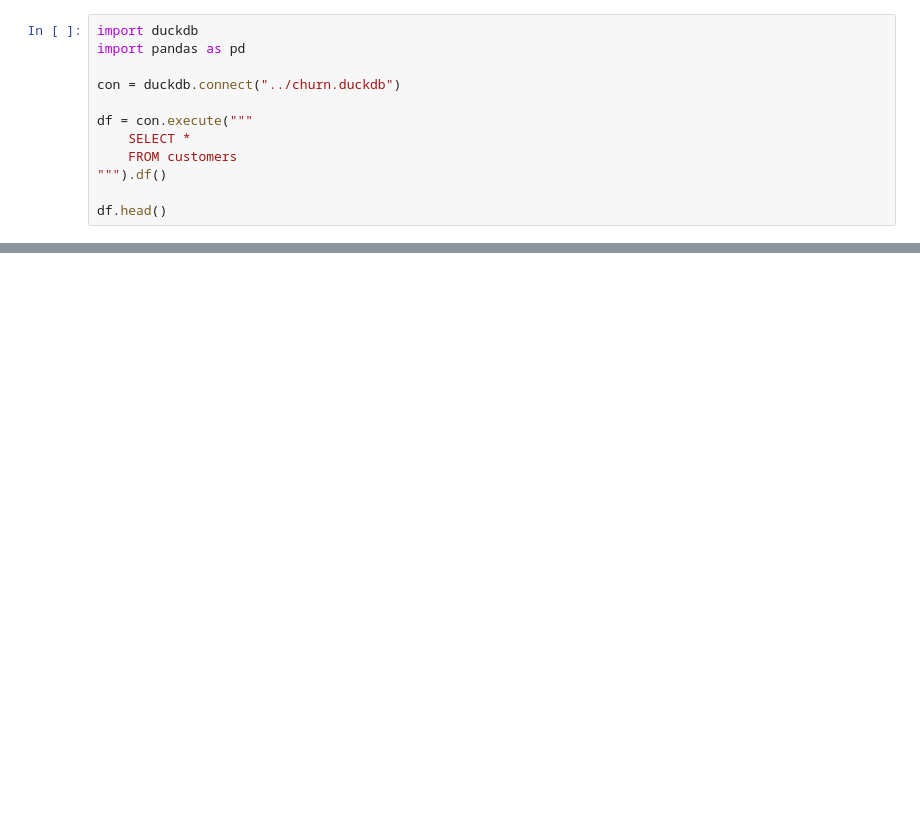
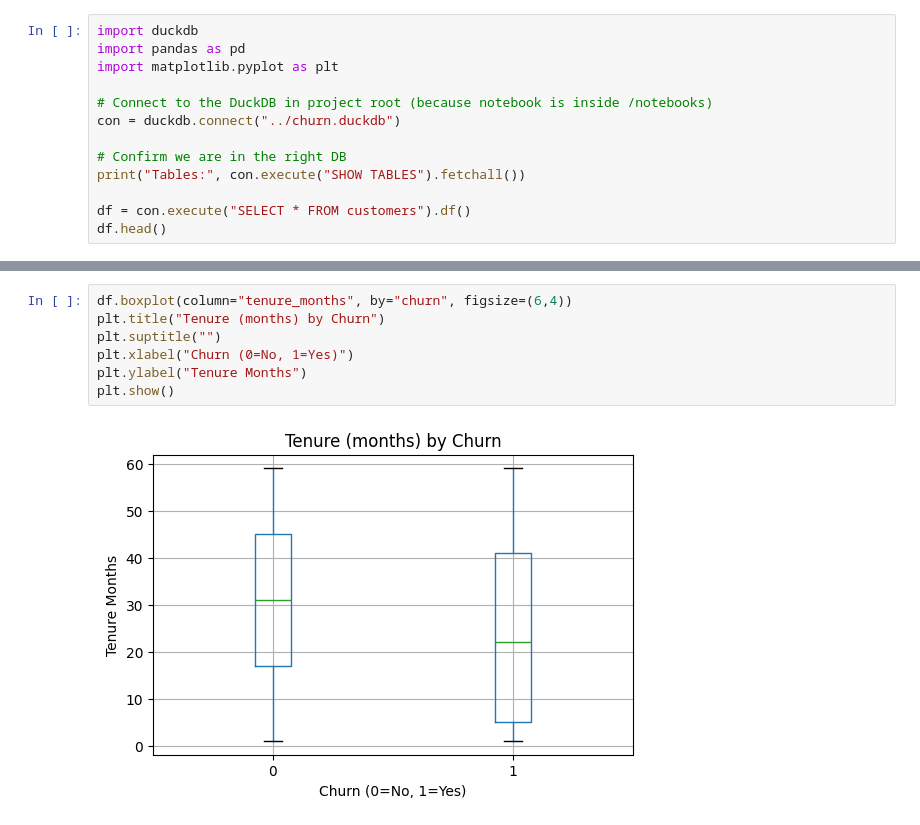
Before and after one commit to wnbhargav/customer-churn-retention-analytics, a Jupyter notebook: notebooks/churn_analysis.ipynb, the cells around one changed output, grey strips where cells are left out. Saved outputs shown, nothing was run; the diff lists cells and outputs as text; blank space fills up the shorter version.

Commit message:
Update SQL analysis and project files

```diff
--- a/notebooks/churn_analysis.ipynb
+++ b/notebooks/churn_analysis.ipynb
@@ -1,13 +1,14 @@
 # %%
 import duckdb
 import pandas as pd
+import matplotlib.pyplot as plt
 
+# Connect to the DuckDB in project root (because notebook is inside /notebooks)
 con = duckdb.connect("../churn.duckdb")
 
-df = con.execute("""
-    SELECT *
-    FROM customers
-""").df()
+# Confirm we are in the right DB
+print("Tables:", con.execute("SHOW TABLES").fetchall())
 
+df = con.execute("SELECT * FROM customers").df()
 df.head()
 # %% [output]
@@ -20,0 +105,9 @@ df.head()
+# %%
+df.boxplot(column="tenure_months", by="churn", figsize=(6,4))
+plt.title("Tenure (months) by Churn")
+plt.suptitle("")
+plt.xlabel("Churn (0=No, 1=Yes)")
+plt.ylabel("Tenure Months")
+plt.show()
+# %% [output]
+[figure, added]
```
Also changed, not shown: parts of 13 cells of this notebook, 3 other files.
